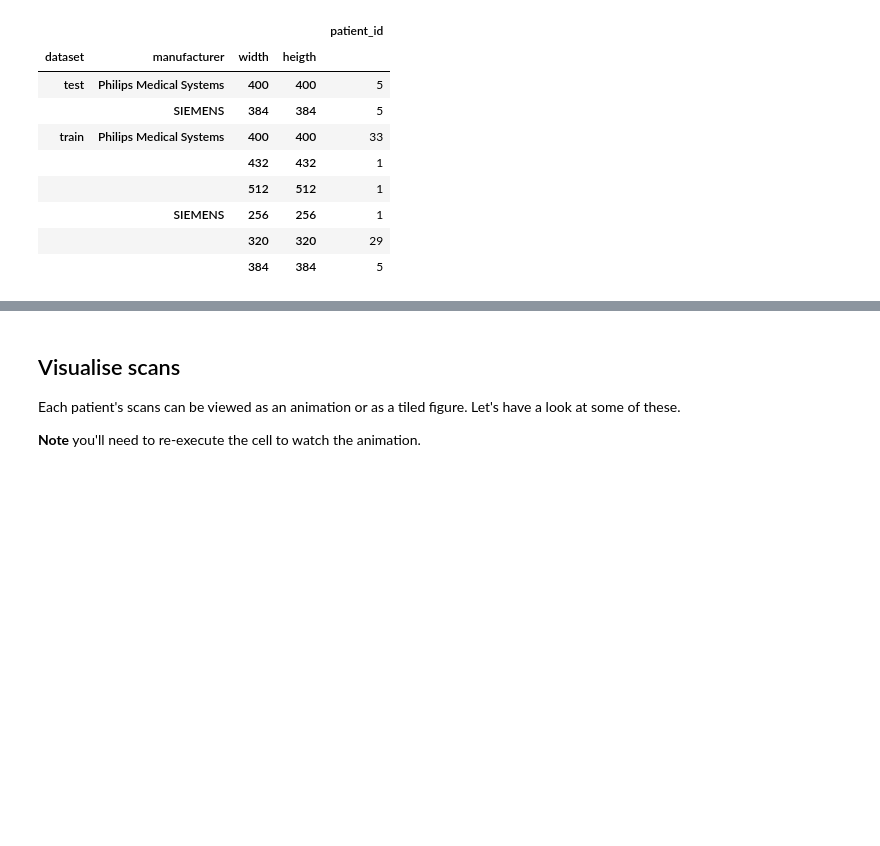
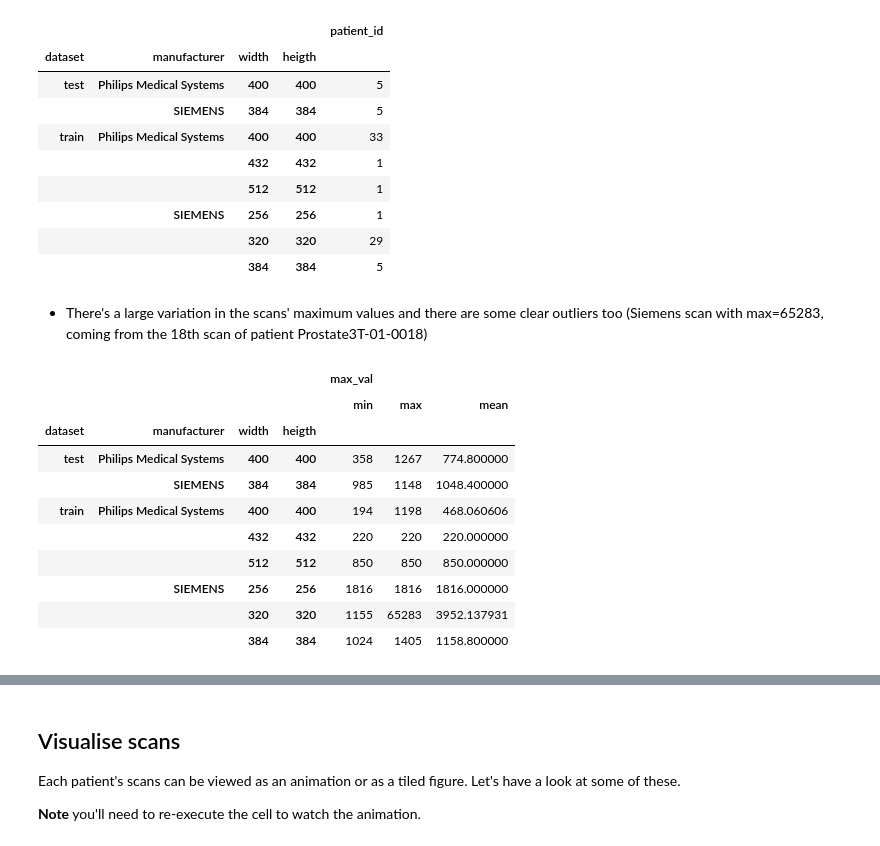
Before and after one commit to danielhomola/3D_UNet, a Jupyter notebook: notebooks/data_exploration.ipynb, the cells around one changed output, grey strips where cells are left out. Saved outputs shown, nothing was run; the diff lists cells and outputs as text; code cells hidden in the pictures; blank space fills up the shorter version.

```diff
--- a/notebooks/data_exploration.ipynb
+++ b/notebooks/data_exploration.ipynb
@@ -93,29 +124,0 @@ for t in train_thicknesses + test_thicknesses:
-# %%
-# collapse all list of sets to simple list
-train_manufacturers = [list(i)[0] for i in train_manufacturers]
-train_thicknesses = [list(i)[0] for i in train_thicknesses]
-test_manufacturers = [list(i)[0] for i in test_manufacturers]
-test_thicknesses = [list(i)[0] for i in test_thicknesses]
-
-# extract scan width and height
-train_widths = [train_dataset.patients[p].scans.shape[1] for p in train_dataset.patient_ids]
-train_heights = [train_dataset.patients[p].scans.shape[2] for p in train_dataset.patient_ids]
-test_widths = [test_dataset.patients[p].scans.shape[1] for p in test_dataset.patient_ids]
-test_heights = [test_dataset.patients[p].scans.shape[2] for p in test_dataset.patient_ids]
-
-# calculate contingency table from them
-df_summary = pd.DataFrame(
-    list(
-        zip(
-            train_dataset.patient_ids + test_dataset.patient_ids,
-            train_manufacturers + test_manufacturers,
-            train_thicknesses + test_thicknesses,
-            train_widths + test_widths,
-            train_heights + test_heights,
-            ['train'] * train_n + ['test'] * test_n
-        )
-    ),
-    columns = ['patient_id', 'manufacturer', 'thickness', 'width', 'heigth', 'dataset']
-)
-
-df_summary.drop(['width', 'heigth'], axis=1).groupby(['dataset', 'manufacturer', 'thickness']).count()
@@ -140,3 +155,23 @@ df_summary.drop(['thickness'], axis=1).groupby(['dataset', 'manufacturer', 'widt
 |  | SIEMENS | 256 | 256 | 1 |
 |  |  | 320 | 320 | 29 |
 |  |  | 384 | 384 | 5 |
+# %% [markdown]
+- There's a large variation in the scans' maximum values and there are some clear outliers too (Siemens scan with max=65283, coming from the 18th scan of patient Prostate3T-01-0018)
+# %%
+df_summary.drop(
+    ['thickness', 'patient_id', 'scan_num'], axis=1
+).groupby(
+    ['dataset', 'manufacturer', 'width', 'heigth']
+).agg(['min', 'max', 'mean'])
+# %% [output]
+|  |  |  |  | max_val |  |  |
+|  |  |  |  | min | max | mean |
+| dataset | manufacturer | width | heigth |  |  |  |
+| test | Philips Medical Systems | 400 | 400 | 358 | 1267 | 774.800000 |
+|  | SIEMENS | 384 | 384 | 985 | 1148 | 1048.400000 |
+| train | Philips Medical Systems | 400 | 400 | 194 | 1198 | 468.060606 |
+|  |  | 432 | 432 | 220 | 220 | 220.000000 |
+|  |  | 512 | 512 | 850 | 850 | 850.000000 |
+|  | SIEMENS | 256 | 256 | 1816 | 1816 | 1816.000000 |
+|  |  | 320 | 320 | 1155 | 65283 | 3952.137931 |
+|  |  | 384 | 384 | 1024 | 1405 | 1158.800000 |
```
Also changed, not shown: parts of 24 cells of this notebook, 23 other files.
